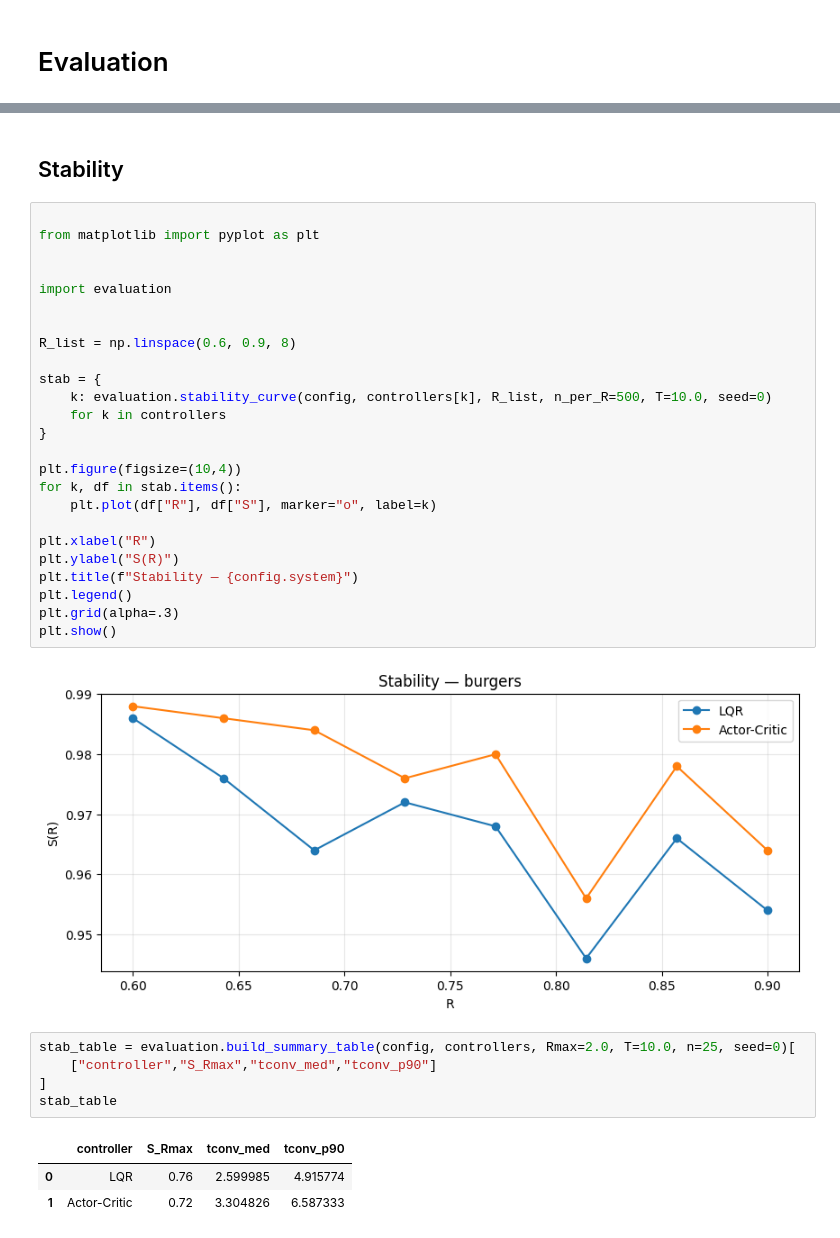
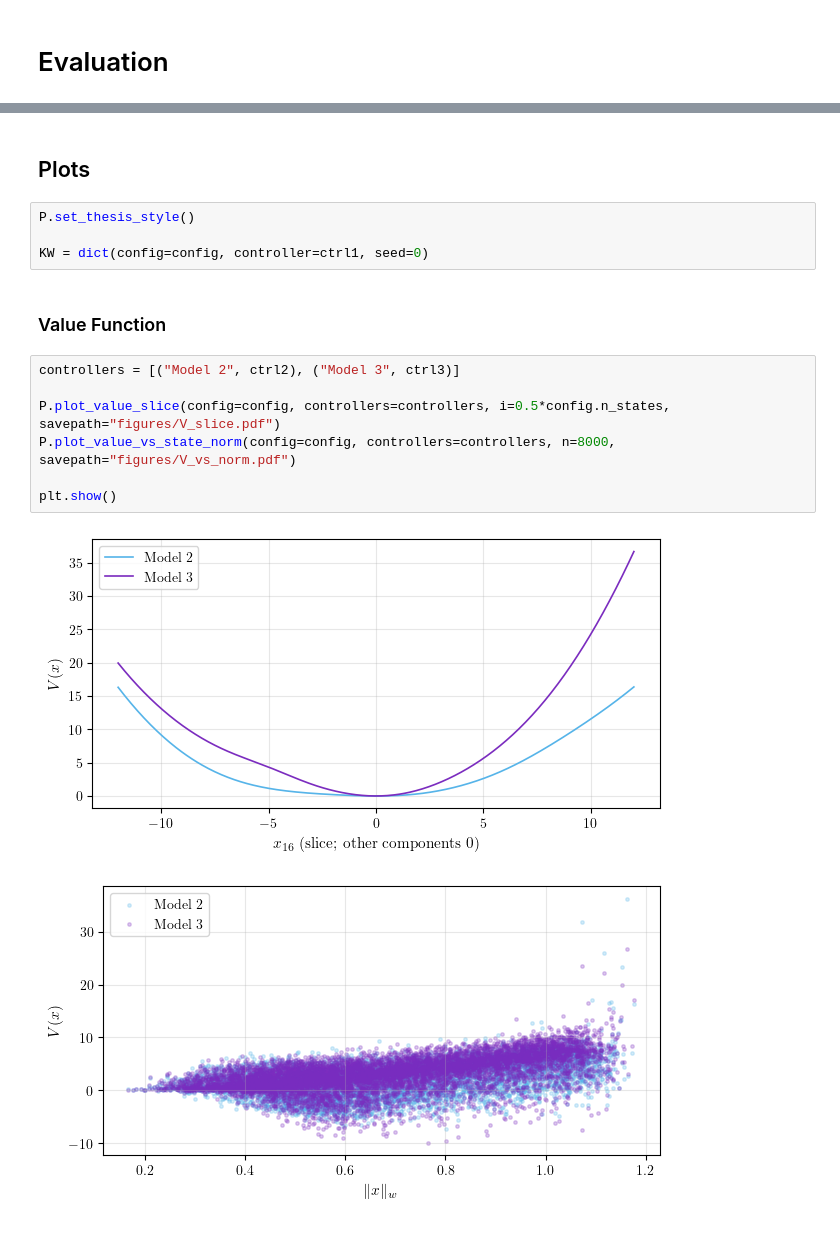
Before and after one commit to flosoellner/AdHoc, a Jupyter notebook: experiment.ipynb, the cells around one changed output, grey strips where cells are left out. Cells and saved outputs as stored; diff of their text form.

```diff
--- a/experiment.ipynb
+++ b/experiment.ipynb
@@ -99,38 +136,18 @@ NameError: name 'train_controller' is not defined
 # %% [markdown]
-## Stability
+## Plots
-# %%
-
-from matplotlib import pyplot as plt
-
-
-import evaluation
-
-
-R_list = np.linspace(0.6, 0.9, 8)
-
-stab = {
-    k: evaluation.stability_curve(config, controllers[k], R_list, n_per_R=500, T=10.0, seed=0)
-    for k in controllers
-}
-
-plt.figure(figsize=(10,4))
-for k, df in stab.items():
-    plt.plot(df["R"], df["S"], marker="o", label=k)
-
-plt.xlabel("R")
-plt.ylabel("S(R)")
-plt.title(f"Stability — {config.system}")
-plt.legend()
-plt.grid(alpha=.3)
-plt.show()
-# %% [output]
-[figure, removed]
-# %%
-stab_table = evaluation.build_summary_table(config, controllers, Rmax=2.0, T=10.0, n=25, seed=0)[
-    ["controller","S_Rmax","tconv_med","tconv_p90"]
-]
-stab_table
-# %% [output]
-|  | controller | S_Rmax | tconv_med | tconv_p90 |
-| 0 | LQR | 0.76 | 2.599985 | 4.915774 |
-| 1 | Actor-Critic | 0.72 | 3.304826 | 6.587333 |
+# %%
+P.set_thesis_style()
+
+KW = dict(config=config, controller=ctrl1, seed=0)
+# %% [markdown]
+### Value Function
+# %%
+controllers = [("Model 2", ctrl2), ("Model 3", ctrl3)]
+
+P.plot_value_slice(config=config, controllers=controllers, i=0.5*config.n_states, savepath="figures/V_slice.pdf")
+P.plot_value_vs_state_norm(config=config, controllers=controllers, n=8000, savepath="figures/V_vs_norm.pdf")
+
+plt.show()
+# %% [output]
+[figure, added]
+[figure, added]
```
Also changed, not shown: parts of 24 cells of this notebook, 18 other files.
